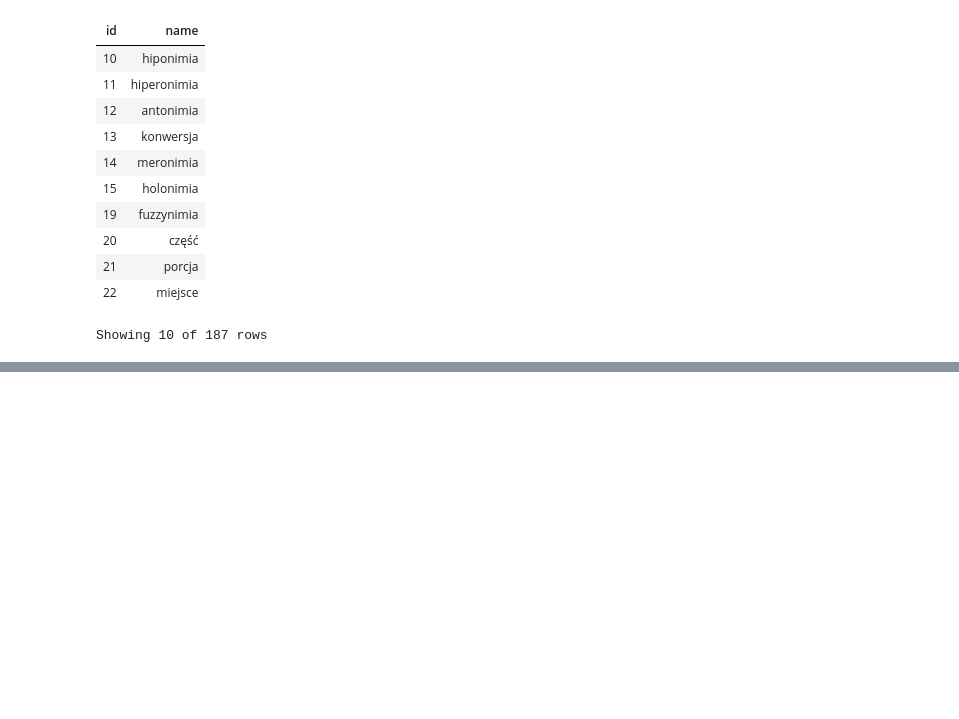
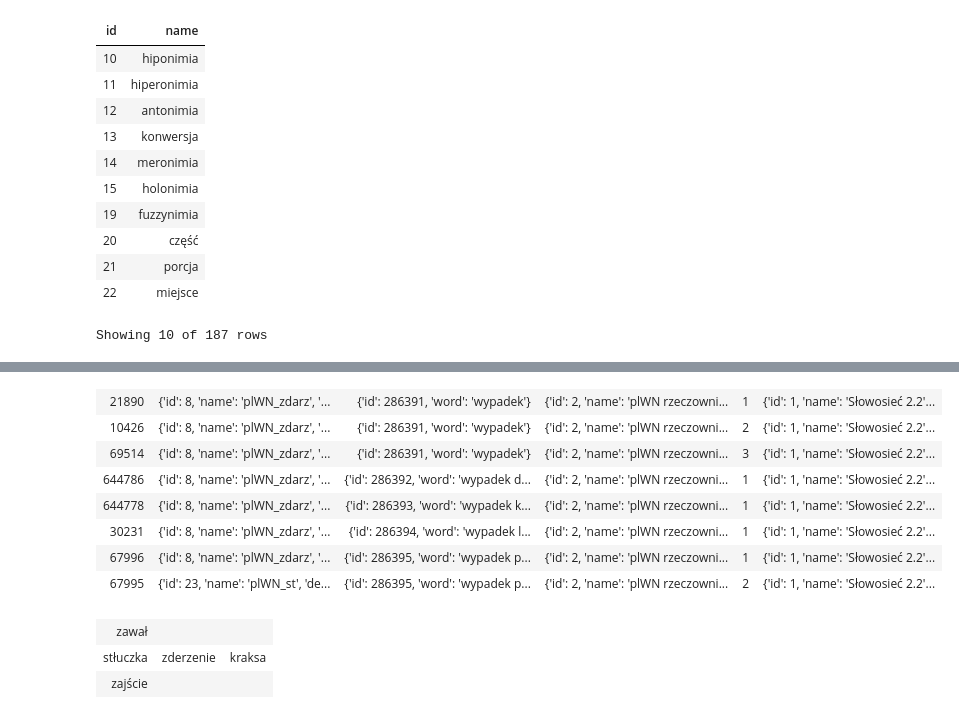
Before and after one commit to JakDar/nlp-lab-2019, a Jupyter notebook: lab6/Untitled.ipynb, the cells around one changed output, grey strips where cells are left out. Saved outputs shown, nothing was run; the diff lists cells and outputs as text; code cells hidden in the pictures; blank space fills up the shorter version.

```diff
--- a/lab6/Untitled.ipynb
+++ b/lab6/Untitled.ipynb
@@ -153,0 +250,34 @@ sense_relations(644786)#.map(lambda entry: entry['relation']['id'])
+# %%
+senses_search("wypadek")
+# %% [output]
+| 21890 | {'id': 8, 'name': 'plWN_zdarz', '... | {'id': 286391, 'word': 'wypadek'} | {'id': 2, 'name': 'plWN rzeczowni... | 1 | {'id': 1, 'name': 'Słowosieć 2.2'... |
+| 10426 | {'id': 8, 'name': 'plWN_zdarz', '... | {'id': 286391, 'word': 'wypadek'} | {'id': 2, 'name': 'plWN rzeczowni... | 2 | {'id': 1, 'name': 'Słowosieć 2.2'... |
+| 69514 | {'id': 8, 'name': 'plWN_zdarz', '... | {'id': 286391, 'word': 'wypadek'} | {'id': 2, 'name': 'plWN rzeczowni... | 3 | {'id': 1, 'name': 'Słowosieć 2.2'... |
+| 644786 | {'id': 8, 'name': 'plWN_zdarz', '... | {'id': 286392, 'word': 'wypadek d... | {'id': 2, 'name': 'plWN rzeczowni... | 1 | {'id': 1, 'name': 'Słowosieć 2.2'... |
+| 644778 | {'id': 8, 'name': 'plWN_zdarz', '... | {'id': 286393, 'word': 'wypadek k... | {'id': 2, 'name': 'plWN rzeczowni... | 1 | {'id': 1, 'name': 'Słowosieć 2.2'... |
+| 30231 | {'id': 8, 'name': 'plWN_zdarz', '... | {'id': 286394, 'word': 'wypadek l... | {'id': 2, 'name': 'plWN rzeczowni... | 1 | {'id': 1, 'name': 'Słowosieć 2.2'... |
+| 67996 | {'id': 8, 'name': 'plWN_zdarz', '... | {'id': 286395, 'word': 'wypadek p... | {'id': 2, 'name': 'plWN rzeczowni... | 1 | {'id': 1, 'name': 'Słowosieć 2.2'... |
+| 67995 | {'id': 23, 'name': 'plWN_st', 'de... | {'id': 286395, 'word': 'wypadek p... | {'id': 2, 'name': 'plWN rzeczowni... | 2 | {'id': 1, 'name': 'Słowosieć 2.2'... |
+# %%
+wypadek_sense_ids= seq([21890,10426,69514])
+wypadek_synset_ids = wypadek_sense_ids.map(synsetid_for_sense)
+
+def synsetids_for_sysnset_rel(synsetids,rel):
+    return synsetids.map(lambda synset: synset_rel(synset,rel))\
+    .map(get_synset_from)
+
+def words_for_synsetid_seq(synsetidseq):
+    return synsetidseq\
+    .map(lambda synsetid:
+         seq(synset_by_id(synsetid)).map(lambda sense: sense['lemma']['word'])
+        )
+words_for_synsetid_seq(
+    synsetids_for_sysnset_rel(
+        wypadek_synset_ids,
+        10
+    )
+)
+# %% [output]
+| zawał |  |  |
+| stłuczka | zderzenie | kraksa |
+| zajście |  |  |
```
Also changed, not shown: parts of 38 cells of this notebook.
